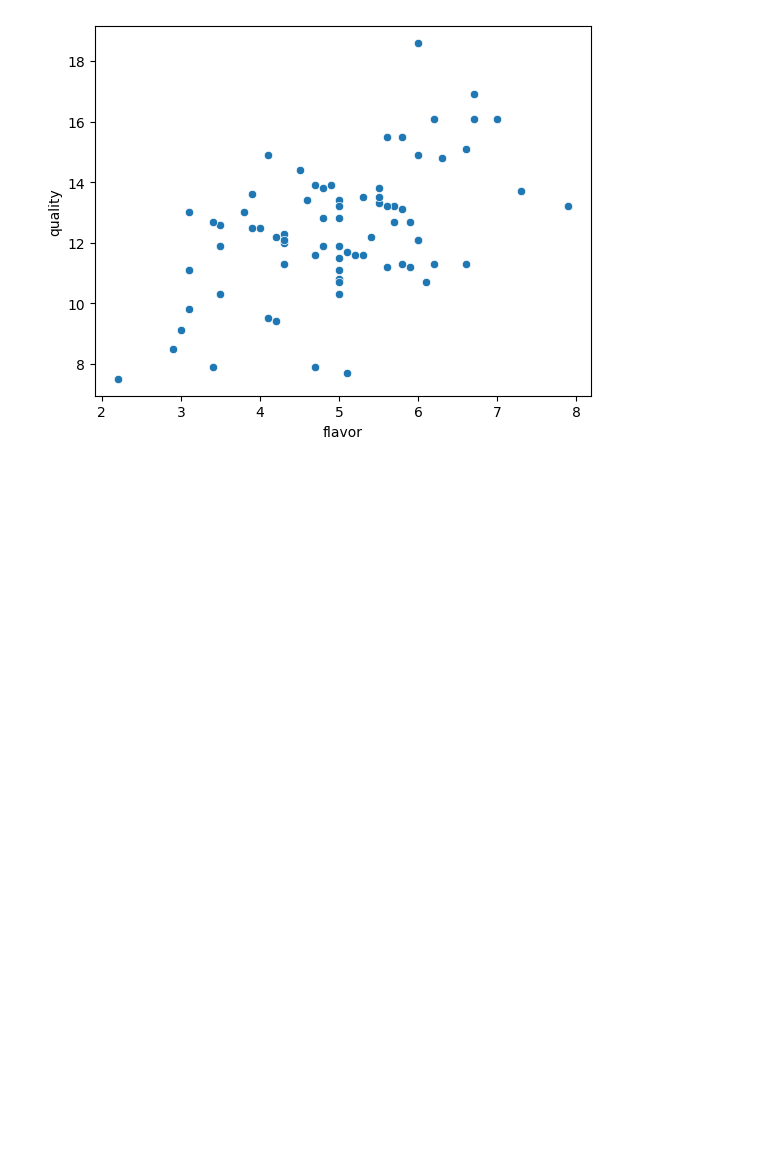
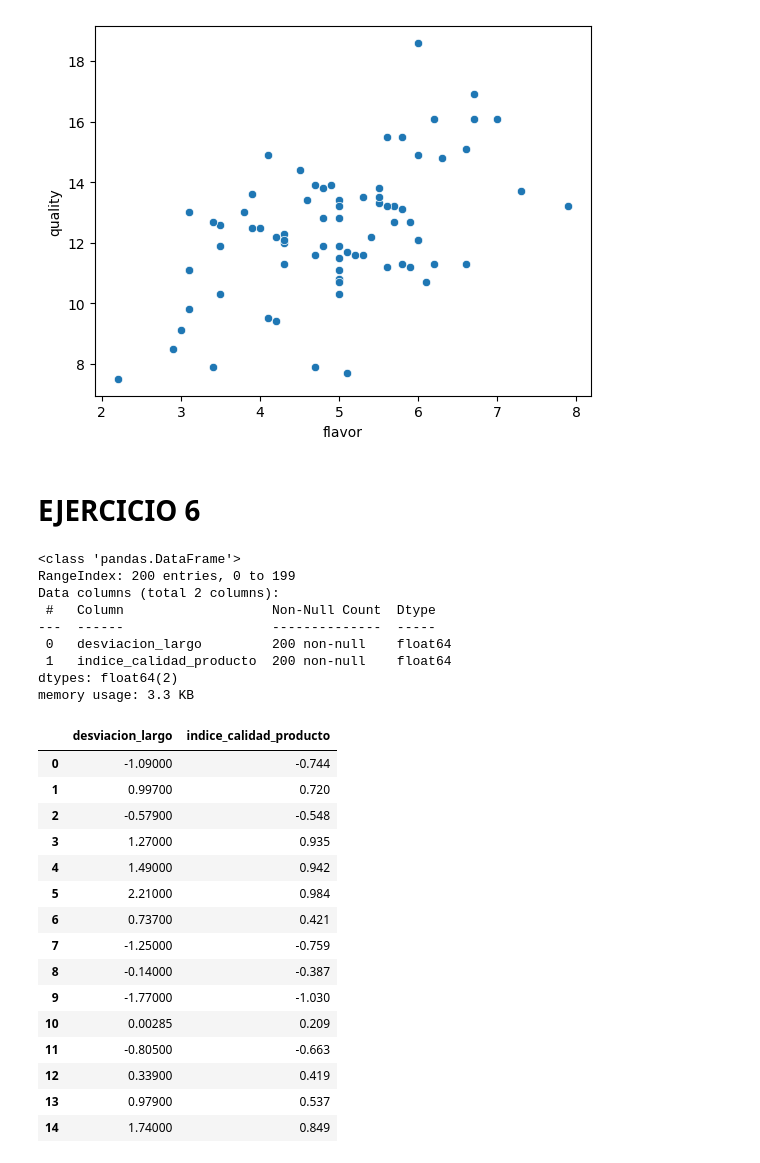
Before and after one commit to winttita/TUIA, a Jupyter notebook: Segundo/Fundamento de Ciencia de Datos/U3 - Medidas de Resumen/practica3.ipynb, the cells around one changed output. Cells and saved outputs as stored; diff of their text form; code cells hidden in the pictures; blank space fills up the shorter version.

Commit message:
Actualizacion FDCC: avance en practica 3. Ejercicio 6 terminado

```diff
--- a/Segundo/Fundamento de Ciencia de Datos/U3 - Medidas de Resumen/practica3.ipynb
+++ b/Segundo/Fundamento de Ciencia de Datos/U3 - Medidas de Resumen/practica3.ipynb
@@ -307,3 +299,36 @@ sns.scatterplot(x='flavor', y='quality', data=vinos)
 # %% [output]
 <Axes: xlabel='flavor', ylabel='quality'>
 [figure]
+# %% [markdown]
+# EJERCICIO 6
+# %%
+calidad_prod = pd.read_csv("datasets/calidad_producto.csv", sep=';')
+calidad_prod.info()
+calidad_prod.describe()
+calidad_prod.head(15)
+# %% [output]
+<class 'pandas.DataFrame'>
+RangeIndex: 200 entries, 0 to 199
+Data columns (total 2 columns):
+ #   Column                   Non-Null Count  Dtype
+---  ------                   --------------  -----
+ 0   desviacion_largo         200 non-null    float64
+ 1   indice_calidad_producto  200 non-null    float64
+dtypes: float64(2)
+memory usage: 3.3 KB
+|  | desviacion_largo | indice_calidad_producto |
+| 0 | -1.09000 | -0.744 |
+| 1 | 0.99700 | 0.720 |
+| 2 | -0.57900 | -0.548 |
+| 3 | 1.27000 | 0.935 |
+| 4 | 1.49000 | 0.942 |
+| 5 | 2.21000 | 0.984 |
+| 6 | 0.73700 | 0.421 |
+| 7 | -1.25000 | -0.759 |
+| 8 | -0.14000 | -0.387 |
+| 9 | -1.77000 | -1.030 |
+| 10 | 0.00285 | 0.209 |
+| 11 | -0.80500 | -0.663 |
+| 12 | 0.33900 | 0.419 |
+| 13 | 0.97900 | 0.537 |
+| 14 | 1.74000 | 0.849 |
```
Also changed, not shown: parts of 15 cells of this notebook, 1 other file.
